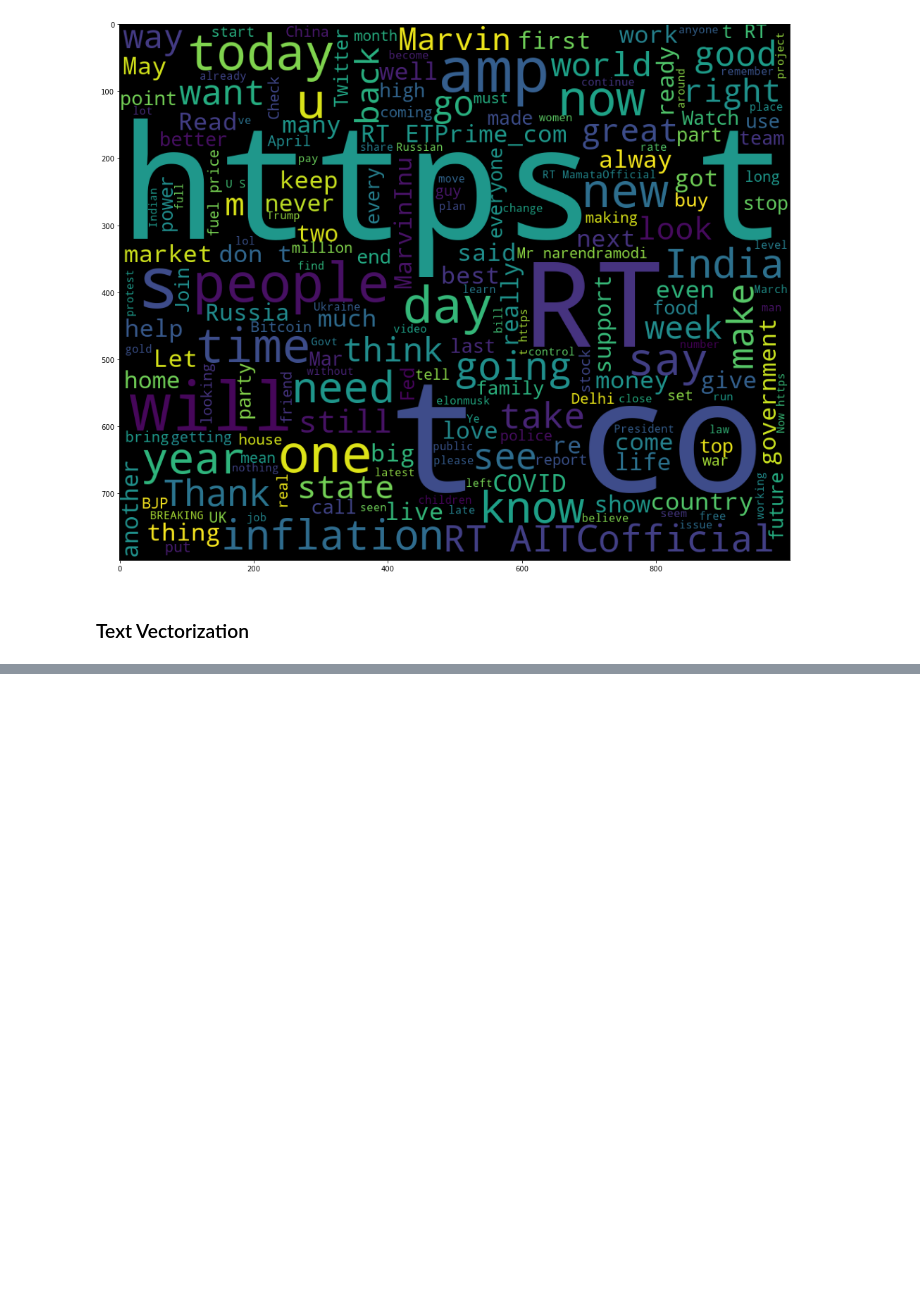
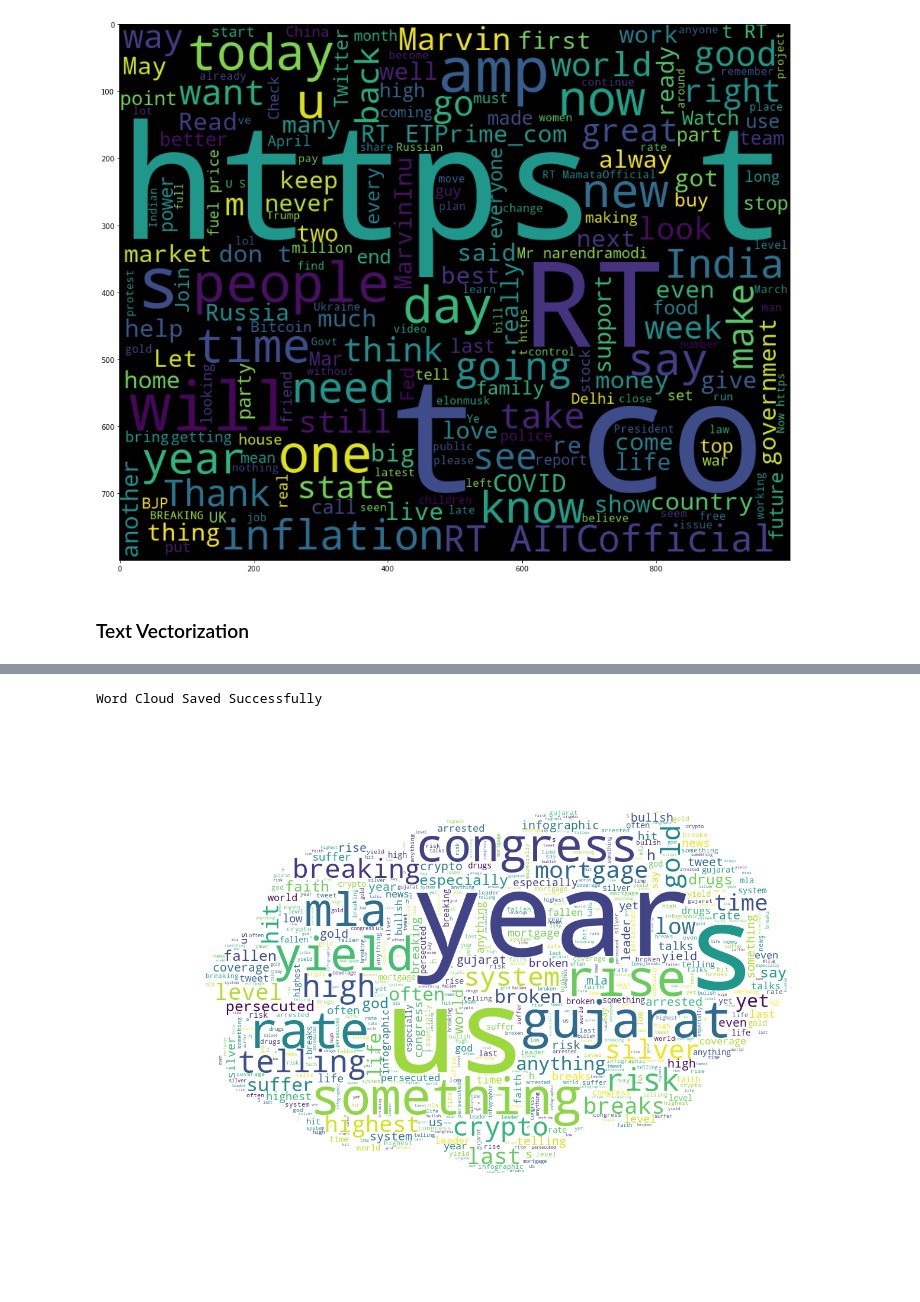
Before and after one commit to wakura-mbuya/Twitter-Data-Analysis-10Academy-Training, a Jupyter notebook: twitterDataAnalysis.ipynb, the cells around one changed output, grey strips where cells are left out. Saved outputs shown, nothing was run; the diff lists cells and outputs as text; code cells hidden in the pictures; blank space fills up the shorter version.

```diff
--- a/twitterDataAnalysis.ipynb
+++ b/twitterDataAnalysis.ipynb
@@ -176,0 +368,6 @@ plt.show()
+# %%
+#Creating wordcloud for negative sentiment
+create_wordcloud(text_df_negative["text"].values)
+# %% [output]
+Word Cloud Saved Successfully
+[figure, added]
```
Also changed, not shown: parts of 32 cells of this notebook.
